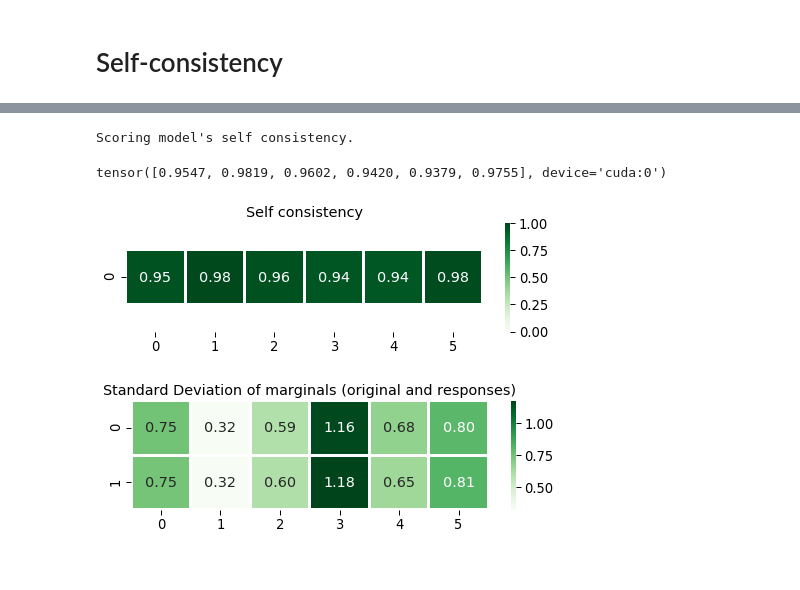
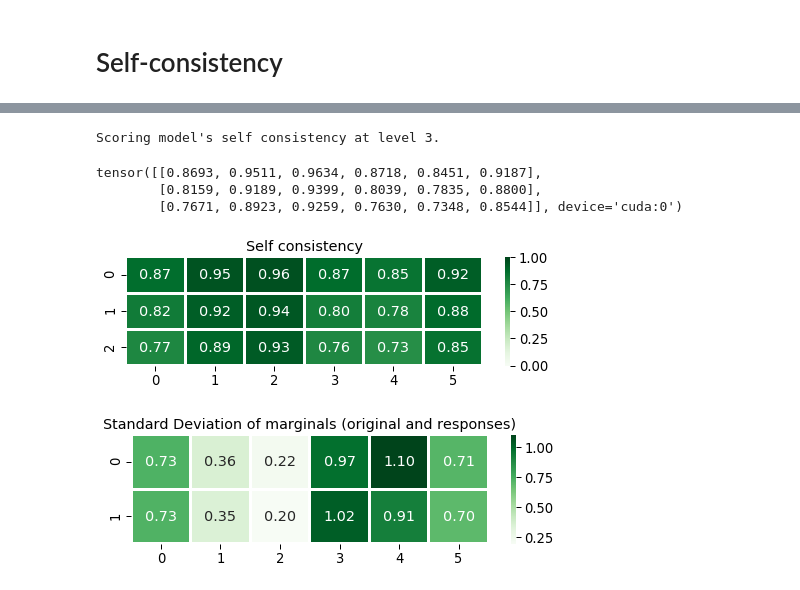
Before and after one commit to GiuliaLanzillotta/CausalAE, a Jupyter notebook: visualisations/Scoring.ipynb, the cells around one changed output, grey strips where cells are left out. Drawn from its saved outputs; the diff is of its cells as text; code cells hidden in the pictures.

```diff
--- a/visualisations/Scoring.ipynb
+++ b/visualisations/Scoring.ipynb
@@ -483,28 +506,31 @@ Explicit mode ON
 params= {'num_samples':100,
         'random_seed':23,
         'num_batches':10,
-        'prior_mode':'posterior',
+        'prior_mode':'hybrid',
         'normalise': False,
-        'verbose':True}
+        'verbose':True,
+        'level':3}
 
 consistency, std_dev = handler.evaluate_self_consistency(**params)
 # %% [output]
-Scoring model's self consistency.
+Scoring model's self consistency at level 3.
 # %%
 consistency
 # %% [output]
-tensor([0.9547, 0.9819, 0.9602, 0.9420, 0.9379, 0.9755], device='cuda:0')
+tensor([[0.8693, 0.9511, 0.9634, 0.8718, 0.8451, 0.9187],
+        [0.8159, 0.9189, 0.9399, 0.8039, 0.7835, 0.8800],
+        [0.7671, 0.8923, 0.9259, 0.7630, 0.7348, 0.8544]], device='cuda:0')
 # %%
 handler.visualiser = ModelVisualiser(handler.model, handler.dataloader.test, **handler.config["vis_params"])
 figure_params = {"figsize":(8,2), "nrows":3, "N":100, "markersize":10, "font_scale":10, "vmin":0.0, "vmax":1.0}
 # %%
-fig = handler.visualiser.plot_heatmap(consistency.view(1,-1).cpu(),
+fig = handler.visualiser.plot_heatmap(consistency.view(3,-1).cpu(),
                                       title="Self consistency",
                                       threshold=0.,
                                       **figure_params)
 fig2 = handler.visualiser.plot_heatmap(std_dev.view(2,6).cpu(),
                                       title="Standard Deviation of marginals (original and responses)",
                                       threshold=0., figsize=(8,2))
 # %% [output]
-[figure, old version]
+[figure, new version]
-[figure, old version]
+[figure, new version]
```
Also changed, not shown: parts of 5 cells of this notebook, 18 other files.
